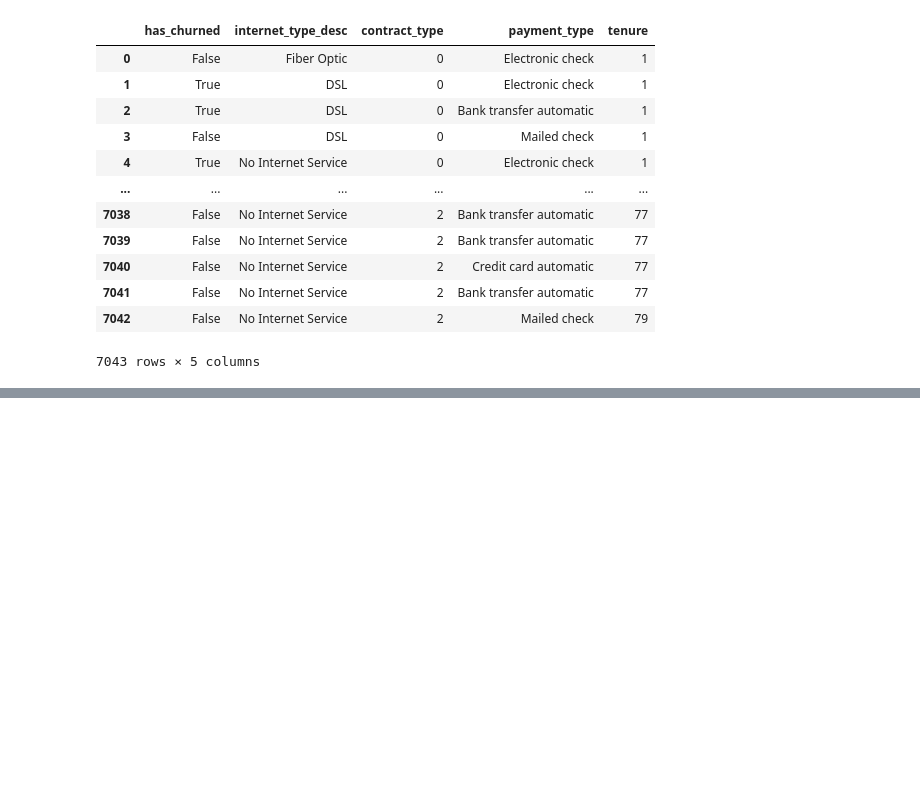
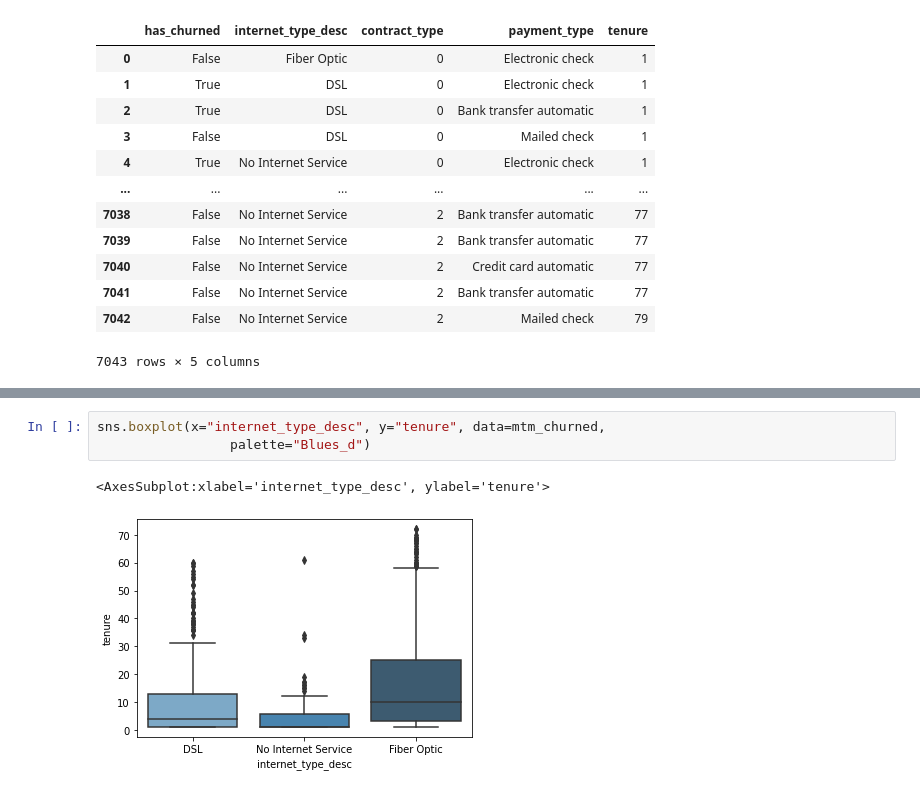
Before and after one commit to Brooke-Holyoak/numpy-pandas-visualization-exercises, a Jupyter notebook: telco_viz1_project.ipynb, the cells around one changed output, grey strips where cells are left out. Drawn from its saved outputs; the diff is of its cells as text; blank space fills up the shorter version.

```diff
--- a/telco_viz1_project.ipynb
+++ b/telco_viz1_project.ipynb
@@ -196,0 +203,6 @@ Name: payment_type, dtype: float64
+# %%
+sns.boxplot(x="internet_type_desc", y="tenure", data=mtm_churned,
+                 palette="Blues_d")
+# %% [output]
+<AxesSubplot:xlabel='internet_type_desc', ylabel='tenure'>
+[figure, added]
```
Also changed, not shown: parts of 25 cells of this notebook.
